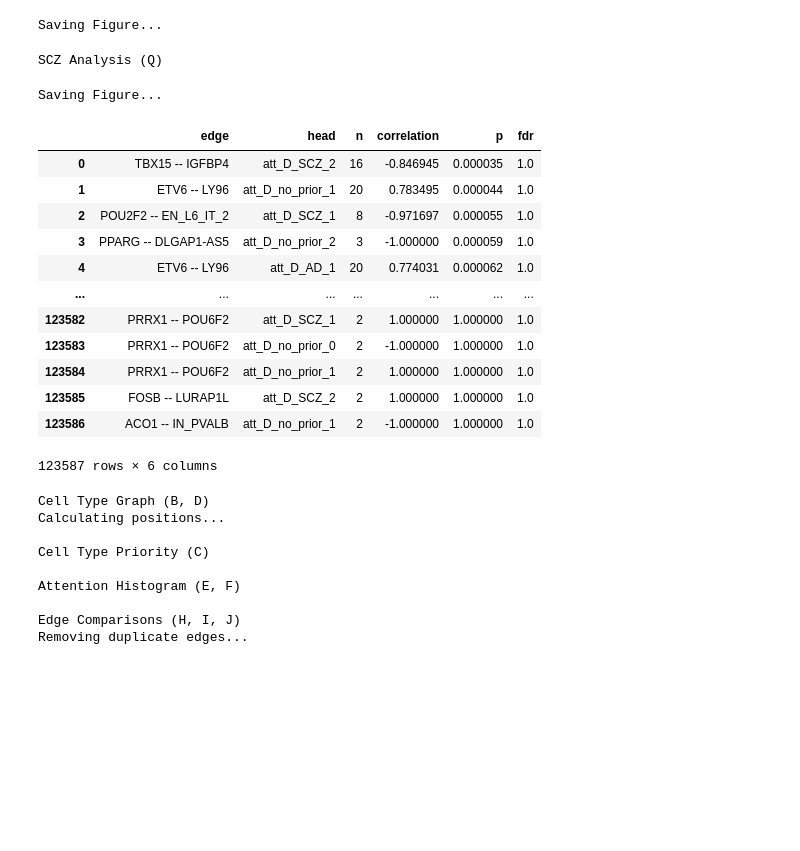
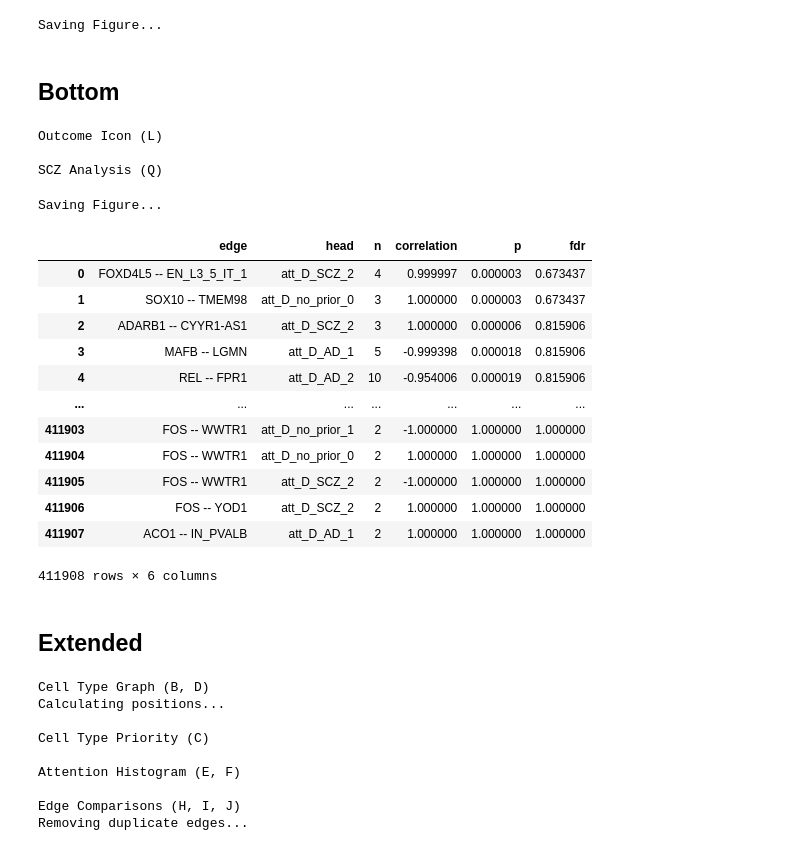
Before and after one commit to Oafish1/iBrainMap-Analysis, a Jupyter notebook: scripts/graph_analysis.ipynb, the cells around one changed output. Cells and saved outputs as stored; diff of their text form; code cells hidden in the pictures; blank space fills up the shorter version.

```diff
--- a/scripts/graph_analysis.ipynb
+++ b/scripts/graph_analysis.ipynb
@@ -262,77 +261,86 @@ Removing duplicate edges...
 Removing duplicate edges...
 Module Analysis (K)
 Saving Figure...
+# %% [markdown]
+## Bottom
 # %%
 # SCZ
 # TODO: A is two taller than G, fix
 shape = """
-    QQQQQQQ
-    QQQQQQQ
-    QQQQQQQ
-    QQQQQQQ
-    QQQQQQQ
+    QQQQQQQQQQQQLLLLLLLL
+    QQQQQQQQQQQQLLLLLLLL
+    QQQQQQQQQQQQLLLLLLLL
+    QQQQQQQQQQQQLLLLLLLL
+    QQQQQQQQQQQQLLLLLLLL
+    QQQQQQQQQQQQLLLLLLLL
 """
 fig, axs = create_subfigure_mosaic(shape_array_from_shape(shape))
 
 # Plot all panels
-# axs_lab = ['L']
-# print(f'\nOutcome Icon ({", ".join(axs_lab)})')
-# # Manual, so no visualization is needed
-# axs[axs_lab[0]].axis('off')
+axs_lab = ['L']
+print(f'\nOutcome Icon ({", ".join(axs_lab)})')
+# Manual, so no visualization is needed
+axs[axs_lab[0]].axis('off')
 
 axs_lab = ['Q']
 print(f'\nSCZ Analysis ({", ".join(axs_lab)})')
+# Takes around 30 minutes to run with no subsampling
 # TODO: Replace edge head names with readables
-# Takes around 30 minutes to run with no subsampling
-df, prs_df = plot_prs_correlation(meta, **all_data, ax=axs[axs_lab[0]], subsample=.3)
+# TODO: Save df to file
+df, prs_df = plot_prs_correlation(meta, **all_data, ax=axs[axs_lab[0]], subsample=1.)
+# df.to_csv('../../data/df.csv')
 
 # axs_lab = ['M']
 # print(f'\nEdge Discovery ({", ".join(axs_lab)})')
 # plot_edge_discovery(**all_data, column=param['columns'][0], ax=axs[axs_lab[0]])
 # axs[axs_lab[0]].set_title(param['column_names'][0])
 
 # axs_lab = ['N']
 # print(f'\nEnrichment ({", ".join(axs_lab)})')
 # # Compute gene list
 # fname = f'../plots/genes_{"_".join(param["subjects"])}.csv'
 # if not os.path.isfile(fname):
 #     df = compute_all_important_genes_from_sids(param['subjects'], **all_data, vertex_ids=synthetic_nodes_of_interest, columns=param['columns'], column_names=param['column_names'])
 #     df.to_csv(fname, index=False)
 # # MANUAL PROCESSING
 # # Run the output from above on Metascape as multiple gene list and perform
 # # enrichment.  From the all-in-one ZIP file, save the file from
 # # Enrichment_GO/GO_membership.csv as `fname` below
 # # Read enrichment
 # fname = f'../plots/go_{"_".join(param["subjects"])}.csv'
 # if os.path.isfile(fname):
 #     plot_enrichment_from_fname(fname, ax=axs[axs_lab[0]])
 # axs[axs_lab[0]].set_xlabel(None)
 
 # Place labels
-# offset = plot_labels(axs, shape=shape, offset=top_offset)
+offset = plot_labels(axs, shape=shape)
 
 # Save figure
 print('\nSaving Figure...')
 fig.savefig(f'../plots/figure_3_bottom.pdf', bbox_inches='tight', pad_inches=.5, format='pdf', transparent=True, backend='cairo')
+
+# CLI
+df
 # %% [output]
+Outcome Icon (L)
+
 SCZ Analysis (Q)
 Saving Figure...
+|  | edge | head | n | correlation | p | fdr |
+| 0 | FOXD4L5 -- EN_L3_5_IT_1 | att_D_SCZ_2 | 4 | 0.999997 | 0.000003 | 0.673437 |
+| 1 | SOX10 -- TMEM98 | att_D_no_prior_0 | 3 | 1.000000 | 0.000003 | 0.673437 |
+| 2 | ADARB1 -- CYYR1-AS1 | att_D_SCZ_2 | 3 | 1.000000 | 0.000006 | 0.815906 |
+| 3 | MAFB -- LGMN | att_D_AD_1 | 5 | -0.999398 | 0.000018 | 0.815906 |
+| 4 | REL -- FPR1 | att_D_AD_2 | 10 | -0.954006 | 0.000019 | 0.815906 |
+| ... | ... | ... | ... | ... | ... | ... |
+| 411903 | FOS -- WWTR1 | att_D_no_prior_1 | 2 | -1.000000 | 1.000000 | 1.000000 |
+| 411904 | FOS -- WWTR1 | att_D_no_prior_0 | 2 | 1.000000 | 1.000000 | 1.000000 |
+| 411905 | FOS -- WWTR1 | att_D_SCZ_2 | 2 | -1.000000 | 1.000000 | 1.000000 |
+| 411906 | FOS -- YOD1 | att_D_SCZ_2 | 2 | 1.000000 | 1.000000 | 1.000000 |
+| 411907 | ACO1 -- IN_PVALB | att_D_AD_1 | 2 | 1.000000 | 1.000000 | 1.000000 |
+411908 rows × 6 columns
-# %%
-df
-# %% [output]
-|  | edge | head | n | correlation | p | fdr |
-| 0 | TBX15 -- IGFBP4 | att_D_SCZ_2 | 16 | -0.846945 | 0.000035 | 1.0 |
-| 1 | ETV6 -- LY96 | att_D_no_prior_1 | 20 | 0.783495 | 0.000044 | 1.0 |
-| 2 | POU2F2 -- EN_L6_IT_2 | att_D_SCZ_1 | 8 | -0.971697 | 0.000055 | 1.0 |
-| 3 | PPARG -- DLGAP1-AS5 | att_D_no_prior_2 | 3 | -1.000000 | 0.000059 | 1.0 |
-| 4 | ETV6 -- LY96 | att_D_AD_1 | 20 | 0.774031 | 0.000062 | 1.0 |
-| ... | ... | ... | ... | ... | ... | ... |
-| 123582 | PRRX1 -- POU6F2 | att_D_SCZ_1 | 2 | 1.000000 | 1.000000 | 1.0 |
-| 123583 | PRRX1 -- POU6F2 | att_D_no_prior_0 | 2 | -1.000000 | 1.000000 | 1.0 |
-| 123584 | PRRX1 -- POU6F2 | att_D_no_prior_1 | 2 | 1.000000 | 1.000000 | 1.0 |
-| 123585 | FOSB -- LURAP1L | att_D_SCZ_2 | 2 | 1.000000 | 1.000000 | 1.0 |
-| 123586 | ACO1 -- IN_PVALB | att_D_no_prior_1 | 2 | -1.000000 | 1.000000 | 1.0 |
-123587 rows × 6 columns
+# %% [markdown]
+## Extended
 # %%
 # Extended
 shape = """
```
Also changed, not shown: parts of 4 cells of this notebook, 8 other files.
